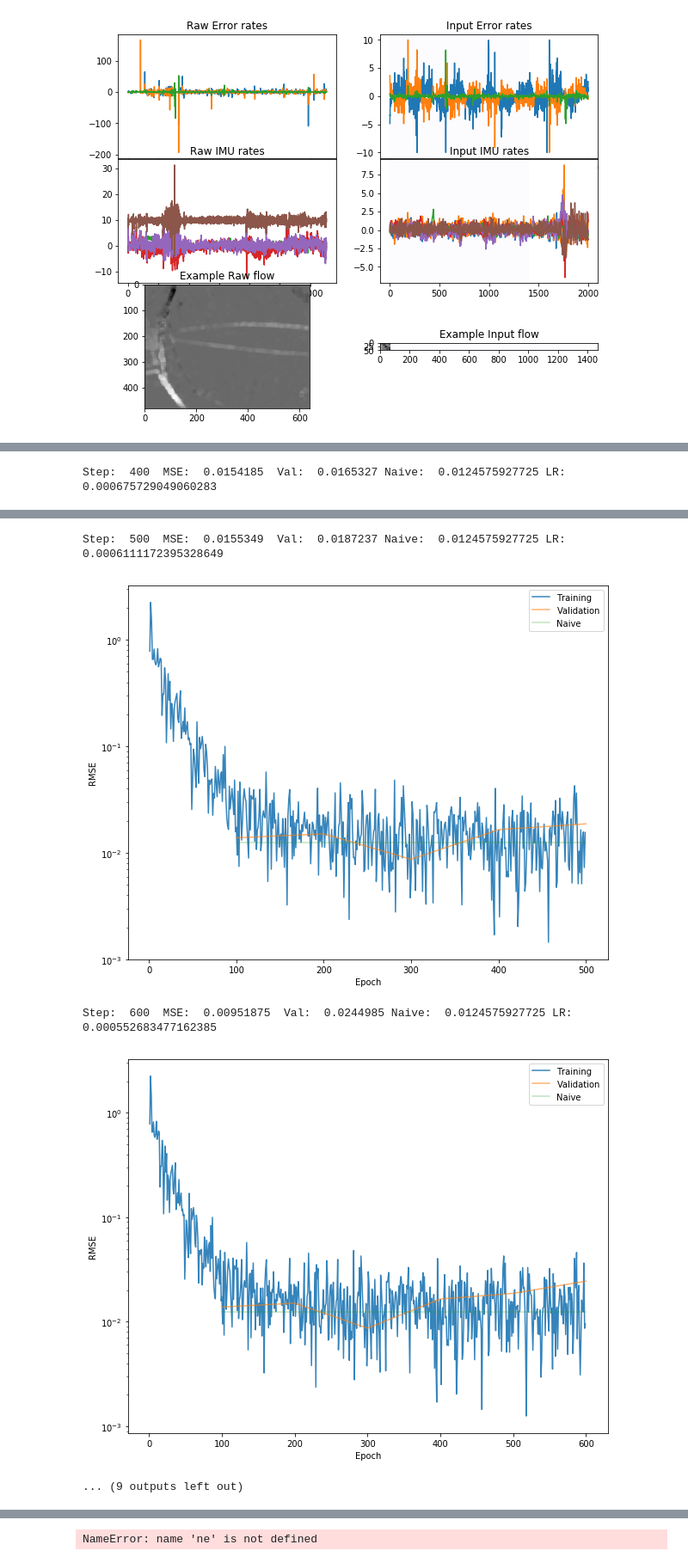
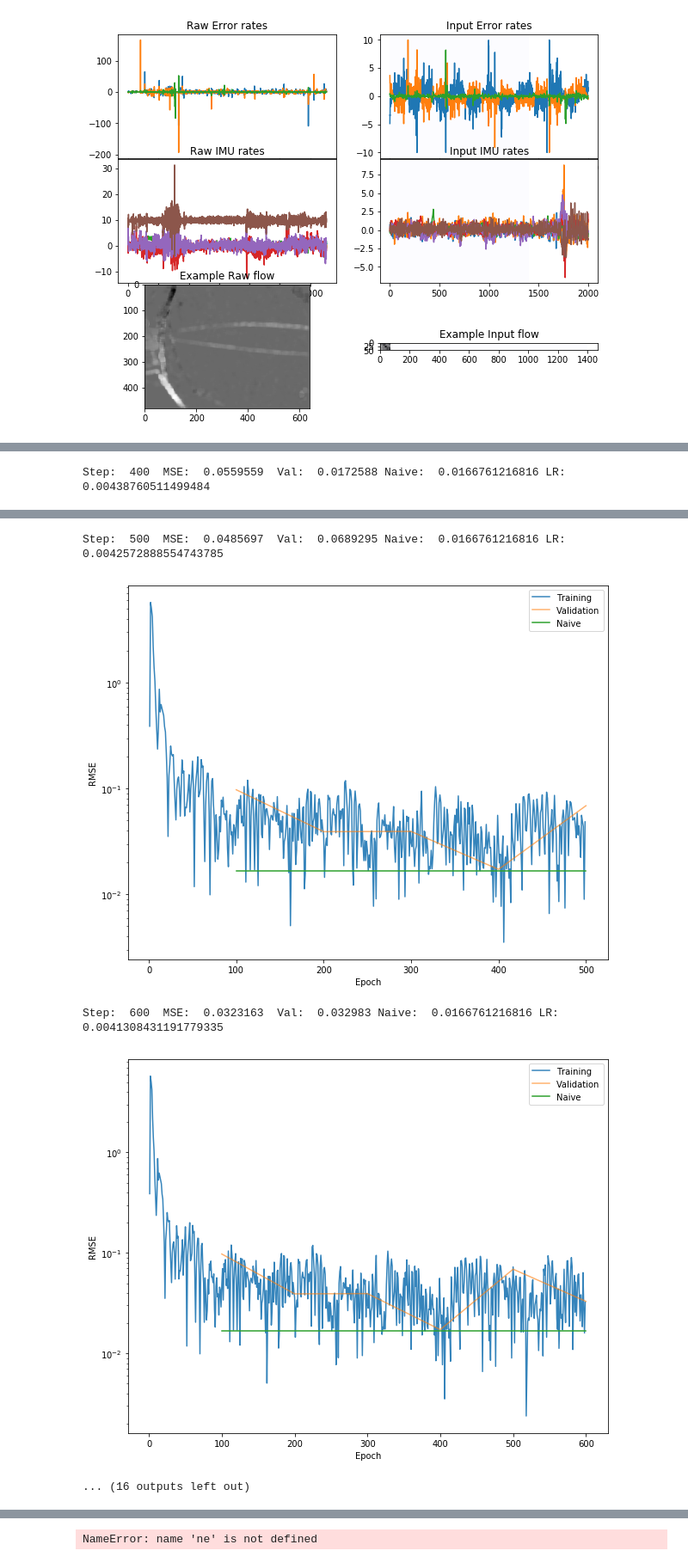
Before and after one commit to chelseas/teach-me-to-tango, a Jupyter notebook: tangonet.ipynb, the cells around one changed output, grey strips where cells are left out. Shown at 86% size. Cells and saved outputs as stored; diff of their text form; code cells hidden in the pictures.

```diff
--- a/tangonet.ipynb
+++ b/tangonet.ipynb
@@ -77,9 +77,13 @@ flows_data = flows_data[i_start:,:,:,:]
 
 # Shorten datastream:
 i_start = 600 # remove initial weird-ness
-y_data = y_data[i_start:flows_data.shape[0]]
-imu_data = imu_data[i_start:flows_data.shape[0]]
-flows_data = flows_data[i_start:,:,:,:]
+i_end = 1200
+y_data = y_data[i_start:i_end,:]
+imu_data = imu_data[i_start:i_end,:]
+flows_data = flows_data[i_start:i_end,:,:,:]
+
+
+
 
 # Normalize imu data:
 imu_data = imu_data - imu_data.mean(axis=0)
@@ -245,13 +249,13 @@ if False: # Legacy code now - don't run
 # Check that the signal is relatively evenly distributed between train/val
 val_dist = []
 train_dist = []
-n_samp = 1000
+n_samp = 100
 for k in range(n_samp):
-    x,x2,y,i = sample_minibatch(400);
+    x,x2,y,i = sample_minibatch(4);
     err = calc_rmse(np.zeros_like(y),y);
     train_dist.append(err)
 
-    x,x2,y,i = sample_minibatch(400,False);
+    x,x2,y,i = sample_minibatch(4,False);
     err = calc_rmse(np.zeros_like(y),y);
     val_dist.append(err)
 
@@ -272,9 +276,9 @@ plt.show
 # see if you can get cats roughly hte same size
 
 OUTPUT_DIM = 3
-BATCH_SIZE = 1
+BATCH_SIZE = 4
 #SUB_BATCH_SIZE = 30
-R_HISTORY = 16    # length of the time series
+R_HISTORY = 32    # length of the time series
 IMG_H = 48
 IMG_W = 64
 
@@ -344,11 +348,11 @@ class tangoNet(object):
                 x_r = self.features
                 self.layers.append(x_r)
             with tf.variable_scope('core_1'):
-                lstm_cell = tf.contrib.rnn.BasicLSTMCell(128)
+                lstm_cell = tf.contrib.rnn.BasicLSTMCell(256)
                 x_r, states = tf.contrib.rnn.static_rnn(lstm_cell, x_r, dtype=tf.float32, sequence_length=sub_batches)
                 self.layers.append(x_r[-1])
             with tf.variable_scope('core_2'):
-                W = tf.get_variable("weights", shape=[128,OUTPUT_DIM])
+                W = tf.get_variable("weights", shape=[256,OUTPUT_DIM])
                 b = tf.get_variable("bias", shape=[OUTPUT_DIM])
                 x_r = tf.concat(x_r, axis=0)
                 x_r = tf.matmul(x_r, W) + b
@@ -365,8 +369,8 @@ class tangoNet(object):
 # %%
 # simple parameters:
 disp_period = 100
-training_iters = 1000
-lr = 0.001
+training_iters = 10000
+lr = 0.005
 lr_decay=0.99
 
 with tf.device('/cpu:0'):
@@ -395,7 +399,7 @@ with tf.device('/cpu:0'):
     val_inds = []
     # Keep training until reach max iterations
     while step  < training_iters:
-        if step % 10 is 0:
+        if step % 30 is 0:
             lr *= lr_decay
         # these batches are of size 1?
         # for now, just grab a random sequence of data:
@@ -424,7 +428,7 @@ with tf.device('/cpu:0'):
             print('Step: ', step, ' MSE: ', mse, ' Val: ', vmse, 'Naive: ', naive_val,'LR: ', lr)
             plt.semilogy(train_inds, train_history,alpha=0.9)
             plt.semilogy(val_inds, val_history,alpha=0.6)
-            plt.semilogy(val_inds, naive_history,alpha=0.3)
+            plt.semilogy(val_inds, naive_history)
             plt.legend(['Training','Validation','Naive'])
             plt.xlabel('Epoch')
             plt.ylabel('RMSE')
@@ -450 +454 @@ Step:  300  MSE:  0.00378662  Val:  0.00870186 Naive:  0.0124575927725 LR:  0.00
-Step:  400  MSE:  0.0154185  Val:  0.0165327 Naive:  0.0124575927725 LR:  0.000675729049060283
+Step:  400  MSE:  0.0559559  Val:  0.0172588 Naive:  0.0166761216816 LR:  0.00438760511499484
@@ -452,7 +456,7 @@ Step:  400  MSE:  0.0154185  Val:  0.0165327 Naive:  0.0124575927725 LR:  0.0006
-Step:  500  MSE:  0.0155349  Val:  0.0187237 Naive:  0.0124575927725 LR:  0.0006111172395328649
+Step:  500  MSE:  0.0485697  Val:  0.0689295 Naive:  0.0166761216816 LR:  0.0042572888554743785
-[figure, old version]
+[figure, new version]
-Step:  600  MSE:  0.00951875  Val:  0.0244985 Naive:  0.0124575927725 LR:  0.000552683477162385
+Step:  600  MSE:  0.0323163  Val:  0.032983 Naive:  0.0166761216816 LR:  0.0041308431191779335
-[figure, old version]
+[figure, new version]
-... (9 outputs left out)
+... (16 outputs left out)
 # %%
 # Can load a previously computed prediction - useful if cold starting a notebook.
```
Also changed, not shown: parts of 4 cells of this notebook, 1 other file.
